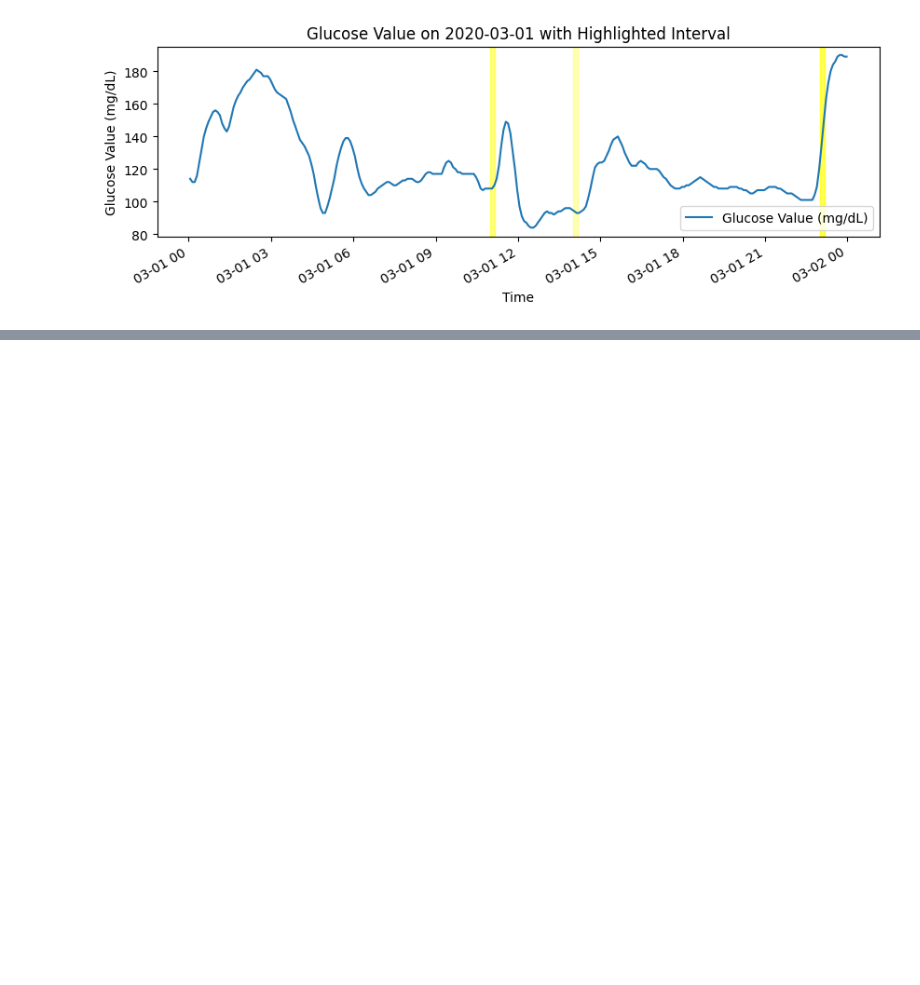
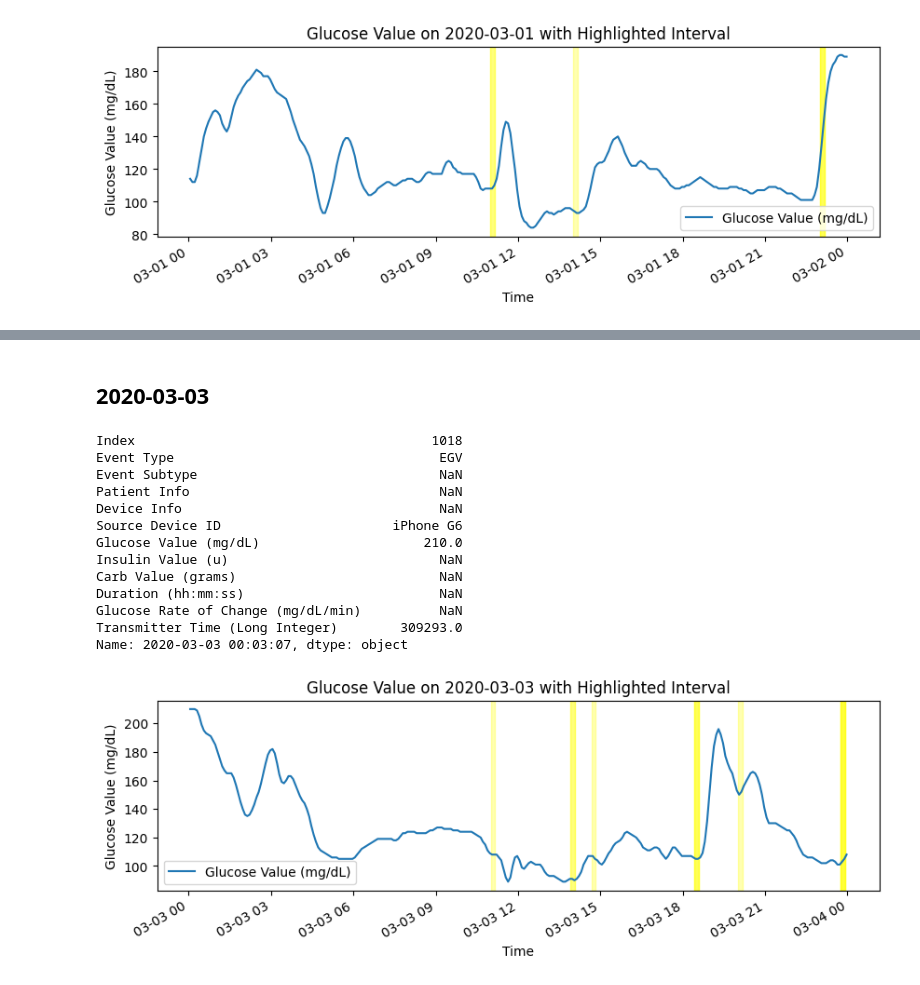
Before and after one commit to gjlee0802/engineering-digital-biomarkers, a Jupyter notebook: id_06.ipynb, the cells around one changed output, grey strips where cells are left out. Cells and saved outputs as stored; diff of their text form; code cells hidden in the pictures; blank space fills up the shorter version.

```diff
--- a/id_06.ipynb
+++ b/id_06.ipynb
@@ -158,0 +201,42 @@ Name: 2020-03-01 00:03:11, dtype: object
+# %% [markdown]
+## 2020-03-03
+# %%
+# 날짜 필터링
+filtered_df = dexcom_df[(dexcom_df['datetime'] >= '2020-03-03 00:00:00') & (dexcom_df['datetime'] <= '2020-03-03 23:59:59')]
+filtered_fl = fl_df[(fl_df['time_begin'] >= '2020-03-03 00:00:00') & (fl_df['time_begin'] <= '2020-03-03 23:59:59')]
+# 인덱스를 datetime으로 설정
+filtered_df.set_index('datetime', inplace=True)
+
+# 그래프 그리기
+ax = filtered_df.plot(y='Glucose Value (mg/dL)', figsize=(10, 3), legend=True)
+print(filtered_df.iloc[0])
+
+# 특정 구간 강조 (오후 2시부터 오후 6시)
+for idx in range(len(filtered_fl)):
+    start_time = pd.Timestamp(filtered_fl.iloc[idx]['time_begin'])
+    end_time = start_time + pd.Timedelta(minutes=10)
+    plt.axvspan(start_time, end_time, color='yellow', alpha=0.3)
+
+
+# 그래프 제목 및 축 라벨 설정
+plt.title('Glucose Value on 2020-03-03 with Highlighted Interval')
+plt.xlabel('Time')
+plt.ylabel('Glucose Value (mg/dL)')
+
+# 그래프 출력
+plt.show()
+# %% [output]
+Index                                      1018
+Event Type                                  EGV
+Event Subtype                               NaN
+Patient Info                                NaN
+Device Info                                 NaN
+Source Device ID                      iPhone G6
+Glucose Value (mg/dL)                     210.0
+Insulin Value (u)                           NaN
+Carb Value (grams)                          NaN
+Duration (hh:mm:ss)                         NaN
+Glucose Rate of Change (mg/dL/min)          NaN
+Transmitter Time (Long Integer)        309293.0
+Name: 2020-03-03 00:03:07, dtype: object
+[figure, added]
```
Also changed, not shown: parts of 3 cells of this notebook.
